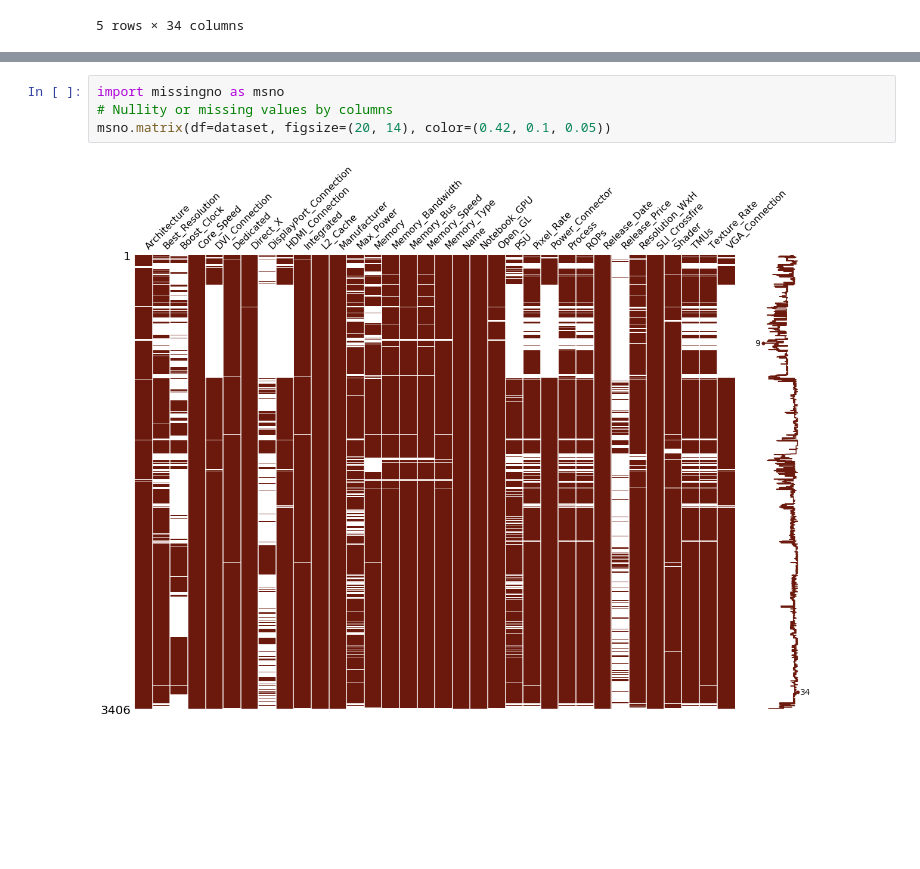
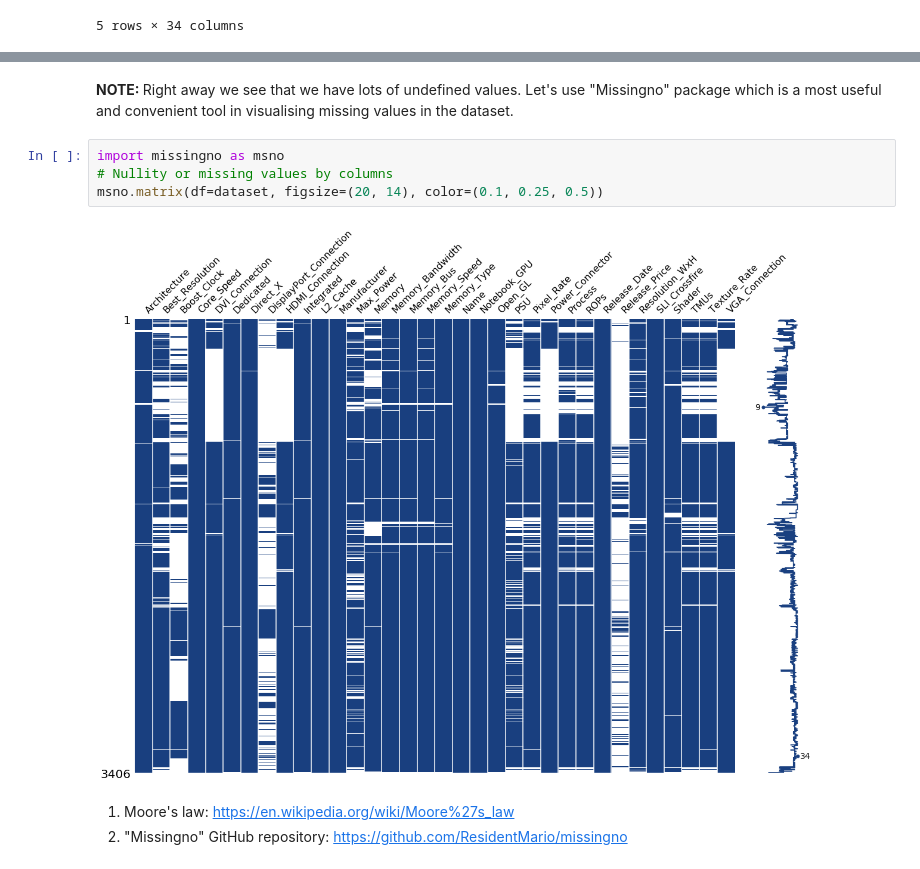
Before and after one commit to SkalskiP/ILearnMachineLearning.py, a Jupyter notebook: 01_Regression/02_Polynomial_Regression/Polynomial_Regression.ipynb, the cells around one changed output, grey strips where cells are left out. Cells and saved outputs as stored; diff of their text form; blank space fills up the shorter version.

Commit message:
dataset analysis

```diff
--- a/01_Regression/02_Polynomial_Regression/Polynomial_Regression.ipynb
+++ b/01_Regression/02_Polynomial_Regression/Polynomial_Regression.ipynb
@@ -49,9 +49,14 @@ Texture_Rate              2862 non-null object
 VGA_Connection            2648 non-null float64
 dtypes: float64(7), object(27)
 memory usage: 904.8+ KB
+# %% [markdown]
+<b> NOTE: </b> Right away we see that we have lots of undefined values. Let's use "Missingno" package which is a most useful and convenient tool in visualising missing values in the dataset.
 # %%
 import missingno as msno
 # Nullity or missing values by columns
-msno.matrix(df=dataset, figsize=(20, 14), color=(0.42, 0.1, 0.05))
+msno.matrix(df=dataset, figsize=(20, 14), color=(0.1, 0.25, 0.5))
 # %% [output]
-[figure, old version]
+[figure, new version]
+# %% [markdown]
+1. Moore's law: https://en.wikipedia.org/wiki/Moore%27s_law
+3. "Missingno" GitHub repository: https://github.com/ResidentMario/missingno
```
